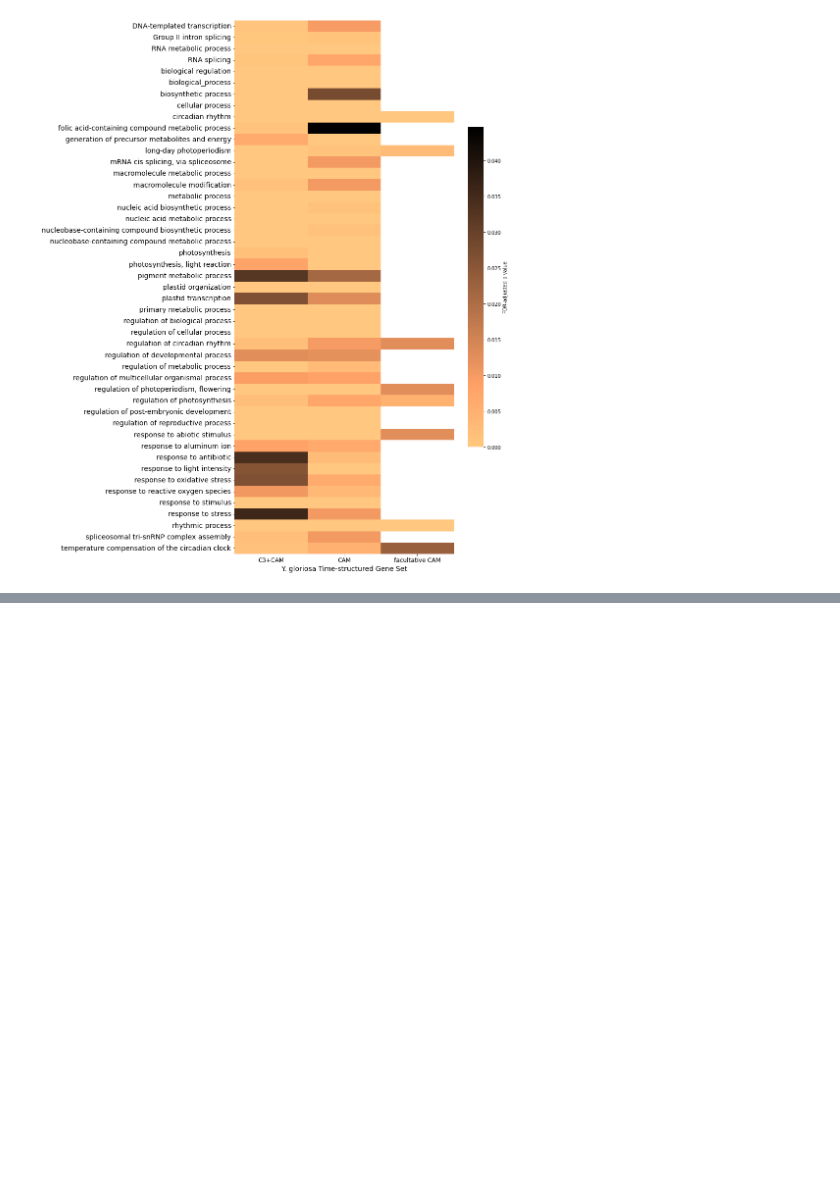
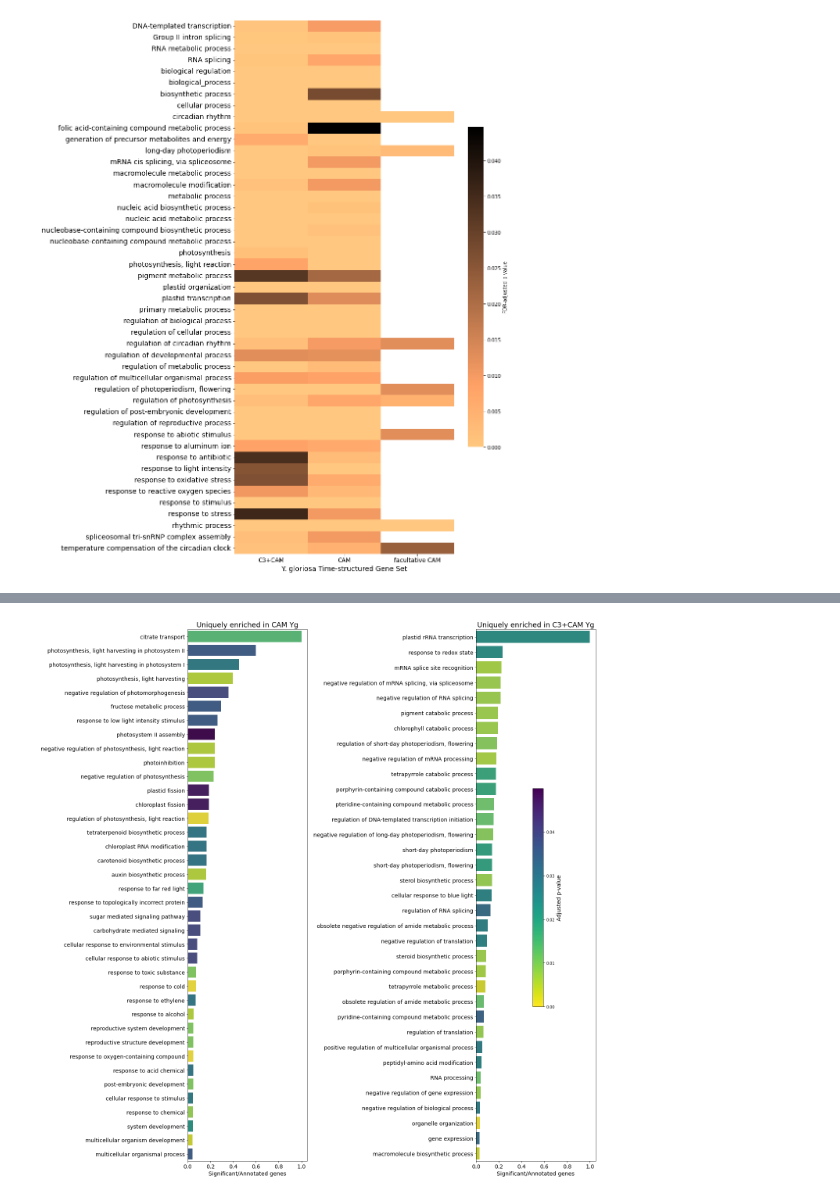
Before and after one commit to achpardo/yucca-genomics, a Jupyter notebook: masigpro/masigpro_GO_results.ipynb, the cells around one changed output, grey strips where cells are left out. Drawn from its saved outputs; the diff is of its cells as text; code cells hidden in the pictures; blank space fills up the shorter version.

Commit message:
find unique TS GO by physiotype

```diff
--- a/masigpro/masigpro_GO_results.ipynb
+++ b/masigpro/masigpro_GO_results.ipynb
@@ -198,0 +229,3 @@ plt.savefig("./Yg_2way_GOtermsRevigo_heatmap.svg",dpi=300,bbox_inches="tight")
+# %%
+c3go = get_unique_GOs("YgC3+CAM_TS")
+len(c3go)
@@ -198,0 +237,6 @@ plt.savefig("./Yg_2way_GOtermsRevigo_heatmap.svg",dpi=300,bbox_inches="tight")
+# %%
+camgo["SigAnnRatio"] = camgo["Significant"]/camgo["Annotated"]
+camgo.sort_values(by="SigAnnRatio",ascending=False,inplace=True)
+# %%
+c3go["SigAnnRatio"] = c3go["Significant"]/c3go["Annotated"]
+c3go.sort_values(by="SigAnnRatio",ascending=False,inplace=True)
@@ -198,0 +252,48 @@ plt.savefig("./Yg_2way_GOtermsRevigo_heatmap.svg",dpi=300,bbox_inches="tight")
+# %%
+# combine both datasets to get global min/max
+vmin = min(camgo["p.adj"].min(), c3go["p.adj"].min())
+vmax = max(camgo["p.adj"].max(), c3go["p.adj"].max())
+
+norm = mpl.colors.Normalize(vmin=vmin, vmax=vmax)
+cmap = mpl.cm.viridis_r
+
+# map p-values to colors
+cam_colors = cmap(norm(camgo["p.adj"].values))
+c3_colors  = cmap(norm(c3go["p.adj"].values))
+# %%
+# plot Significant/Annotated ratio & color by p-value
+fig,ax = plt.subplots(nrows=1,ncols=2,figsize=(20,20))
+
+sns.barplot(ax=ax[0],data=camgo,x="SigAnnRatio",y="Descr",hue="p.adj",palette=cam_colors,dodge=False)
+ax[0].set_title("Uniquely enriched in CAM Yg",fontsize=18)
+ax[0].tick_params(which="both",labelsize=14)
+ax[0].set_ylabel("")
+ax[0].set_xlabel("Significant/Annotated genes",fontsize=14)
+ax[0].get_legend().remove()
+sns.barplot(ax=ax[1],data=c3go,x="SigAnnRatio",y="Descr",hue="p.adj",palette=c3_colors,dodge=False)
+ax[1].set_title("Uniquely enriched in C3+CAM Yg",fontsize=18)
+ax[1].tick_params(which="both",labelsize=14)
+ax[1].set_ylabel("")
+ax[1].set_xlabel("Significant/Annotated genes",fontsize=14)
+ax[1].get_legend().remove()
+
+sm = mpl.cm.ScalarMappable(cmap=cmap, norm=norm)
+sm.set_array([])
+
+cbar = fig.colorbar(
+    sm,
+    ax=ax,
+    orientation="vertical",
+    fraction=0.025,
+    pad=0.02
+)
+
+cbar.set_label("Adjusted p-value", fontsize=14)
+
+fig.tight_layout()
+
+plt.savefig("./TSgenes_YgCAM_YgC3+CAM_uniqueGO_barplots.png",dpi=300,bbox_inches="tight")
+plt.savefig("./TSgenes_YgCAM_YgC3+CAM_uniqueGO_barplots.pdf",dpi=300,bbox_inches="tight")
+plt.savefig("./TSgenes_YgCAM_YgC3+CAM_uniqueGO_barplots.svg",dpi=300,bbox_inches="tight")
+# %% [output]
+[figure, added]
```
Also changed, not shown: parts of 9 cells of this notebook.
